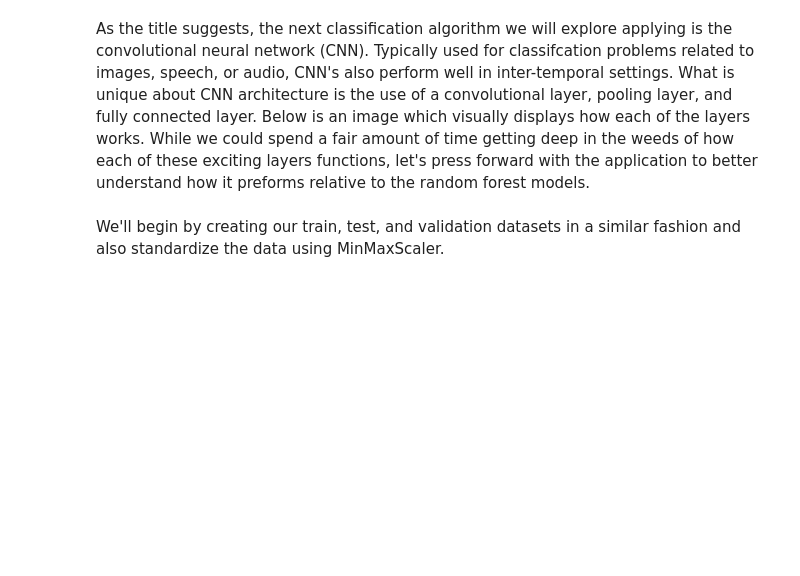
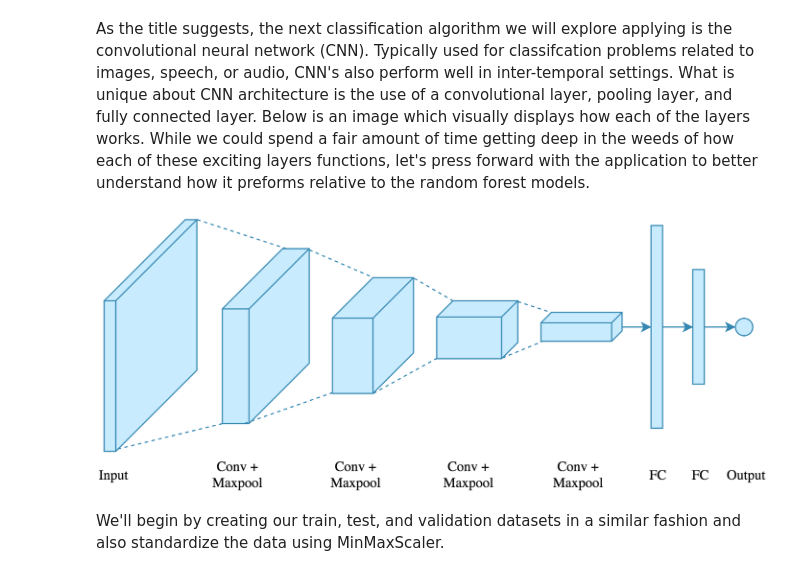
Before and after one commit to fabcabrera/Stock-Predictions, a Jupyter notebook: Main/Stock_Prediction.ipynb, the cells around one changed output. Drawn from its saved outputs; the diff is of its cells as text; code cells hidden in the pictures; blank space fills up the shorter version.

```diff
--- a/Main/Stock_Prediction.ipynb
+++ b/Main/Stock_Prediction.ipynb
@@ -716,6 +717,10 @@ Thus, we could argue that random forest prediction model has the highest accurac
 #### 4.2 Convolutional Neural Network (CNN)
 # %% [markdown]
 As the title suggests, the next classification algorithm we will explore applying is the convolutional neural network (CNN). Typically used for classifcation problems related to images, speech, or audio, CNN's also perform well in inter-temporal settings. What is unique about CNN architecture is the use of a convolutional layer, pooling layer, and fully connected layer. Below is an image which visually displays how each of the layers works. While we could spend a fair amount of time getting deep in the weeds of how each of these exciting layers functions, let's press forward with the application to better understand how it preforms relative to the random forest models.
+# %%
+Image(filename = 'CNN_1.png', width = 1000, height = 400)
+# %% [output]
+[figure, added]
 # %% [markdown]
 We'll begin by creating our train, test, and validation datasets in a similar fashion and also standardize the data using MinMaxScaler.
 # %%
```
Also changed, not shown: parts of 1 cell of this notebook.
